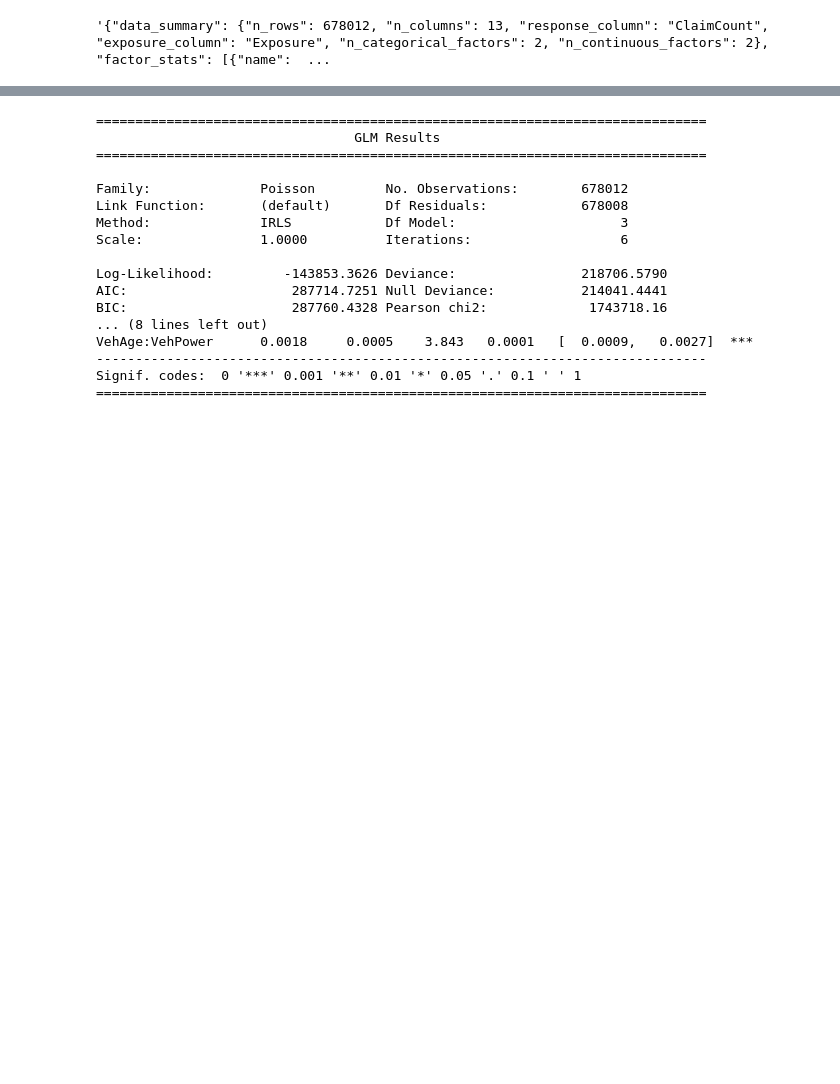
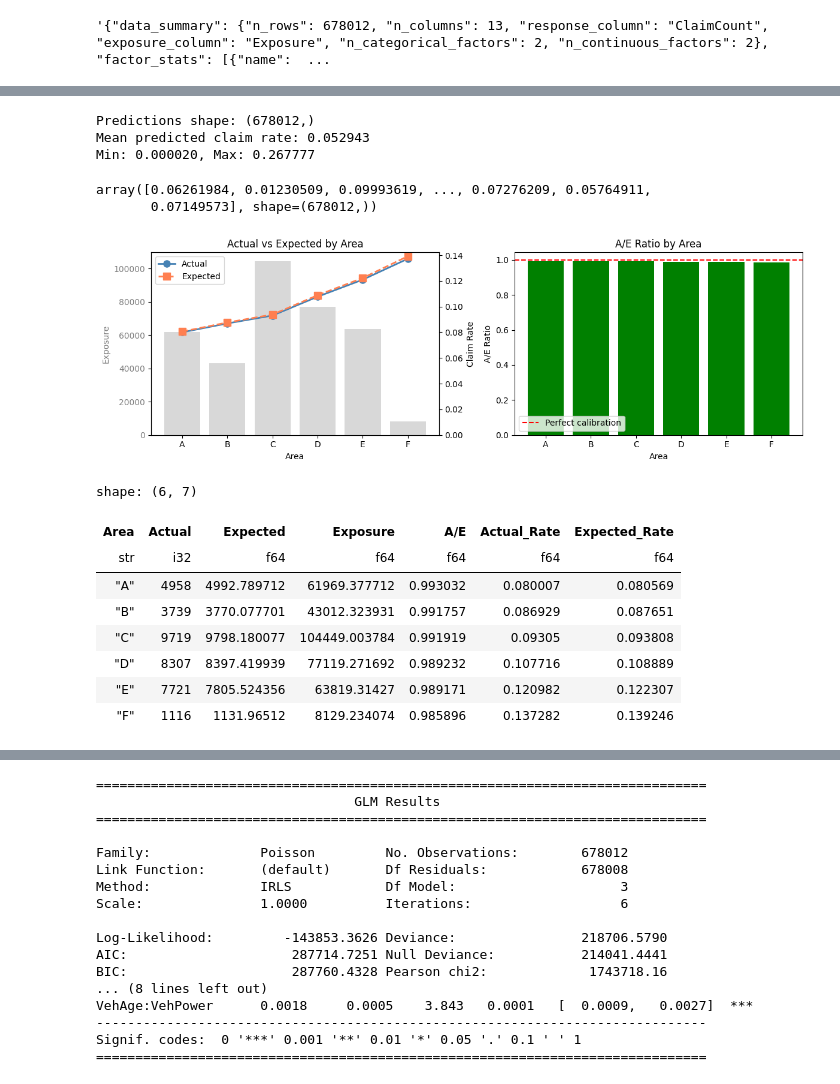
Before and after one commit to PricingFrontier/rustystats, a Jupyter notebook: examples/frequency.ipynb, the cells around one changed output, grey strips where cells are left out. Cells and saved outputs as stored; diff of their text form; code cells hidden in the pictures; blank space fills up the shorter version.

```diff
--- a/examples/frequency.ipynb
+++ b/examples/frequency.ipynb
@@ -21,5 +20,6 @@ exploration.to_json()
 model = rs.glm(
     formula="ClaimCount ~ VehPower + VehAge + C(Area) + C(Region)",
     data=data,
-    family="poisson"
+    family="poisson",
+    offset="Exposure"
 ).fit()
@@ -25,0 +46,15 @@ model = rs.glm(
+# %%
+# Predict on the data
+predictions = model.predict(data, offset="Exposure")
+print(f"Predictions shape: {predictions.shape}")
+print(f"Mean predicted claim rate: {predictions.mean():.6f}")
+print(f"Min: {predictions.min():.6f}, Max: {predictions.max():.6f}")
+# %% [output]
+Predictions shape: (678012,)
+Mean predicted claim rate: 0.052943
+Min: 0.000020, Max: 0.267777
+# %%
+predictions
+# %% [output]
+array([0.06261984, 0.01230509, 0.09993619, ..., 0.07276209, 0.05764911,
+       0.07149573], shape=(678012,))
@@ -25,0 +171,14 @@ model = rs.glm(
+# %%
+# Actual vs Expected by Area
+plot_ae_chart(plot_data, "Area", use_rate=True)
+# %% [output]
+[figure, added]
+shape: (6, 7)
+| Area | Actual | Expected | Exposure | A/E | Actual_Rate | Expected_Rate |
+| str | i32 | f64 | f64 | f64 | f64 | f64 |
+| "A" | 4958 | 4992.789712 | 61969.377712 | 0.993032 | 0.080007 | 0.080569 |
+| "B" | 3739 | 3770.077701 | 43012.323931 | 0.991757 | 0.086929 | 0.087651 |
+| "C" | 9719 | 9798.180077 | 104449.003784 | 0.991919 | 0.09305 | 0.093808 |
+| "D" | 8307 | 8397.419939 | 77119.271692 | 0.989232 | 0.107716 | 0.108889 |
+| "E" | 7721 | 7805.524356 | 63819.31427 | 0.989171 | 0.120982 | 0.122307 |
+| "F" | 1116 | 1131.96512 | 8129.234074 | 0.985896 | 0.137282 | 0.139246 |
```
Also changed, not shown: parts of 18 cells of this notebook, 5 other files.
